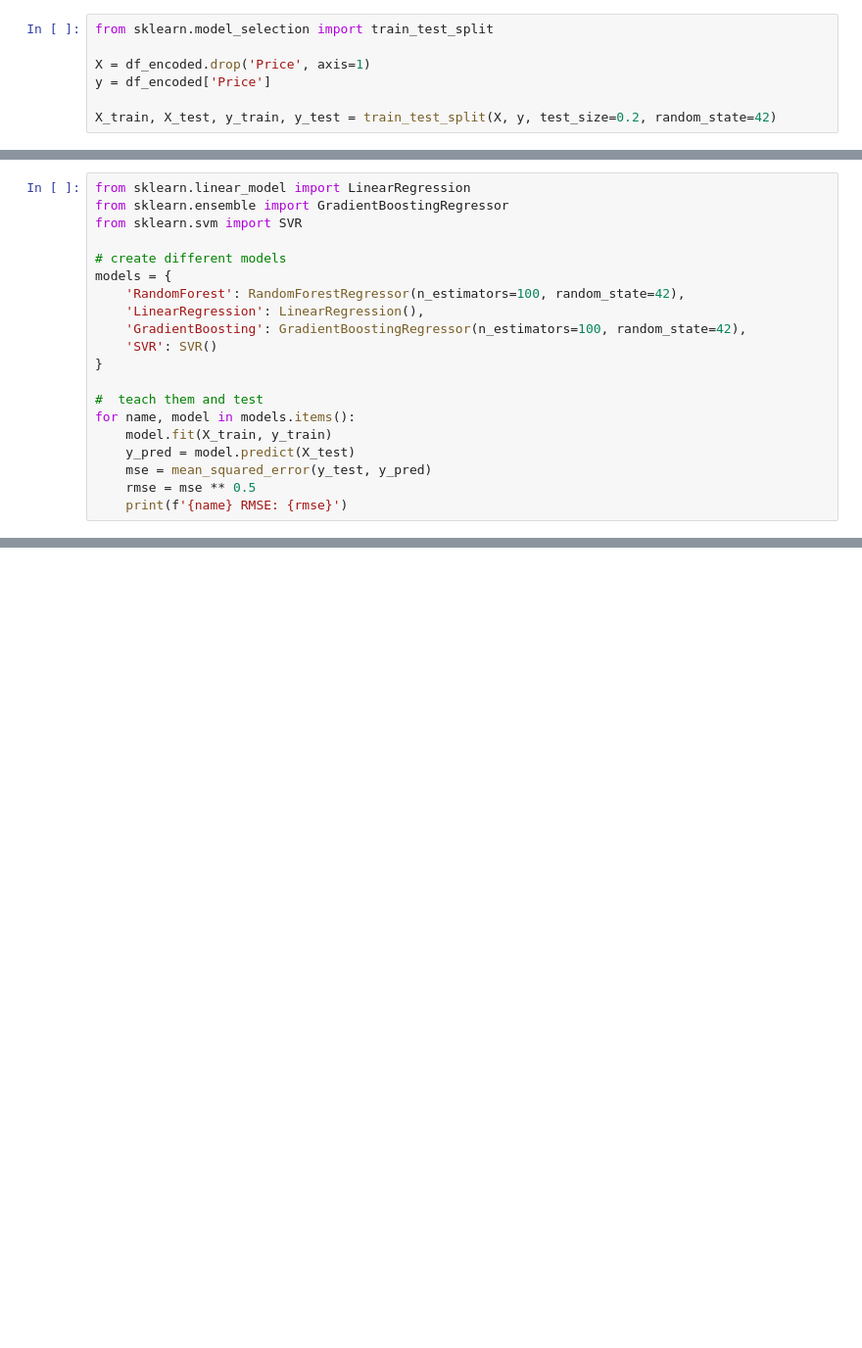
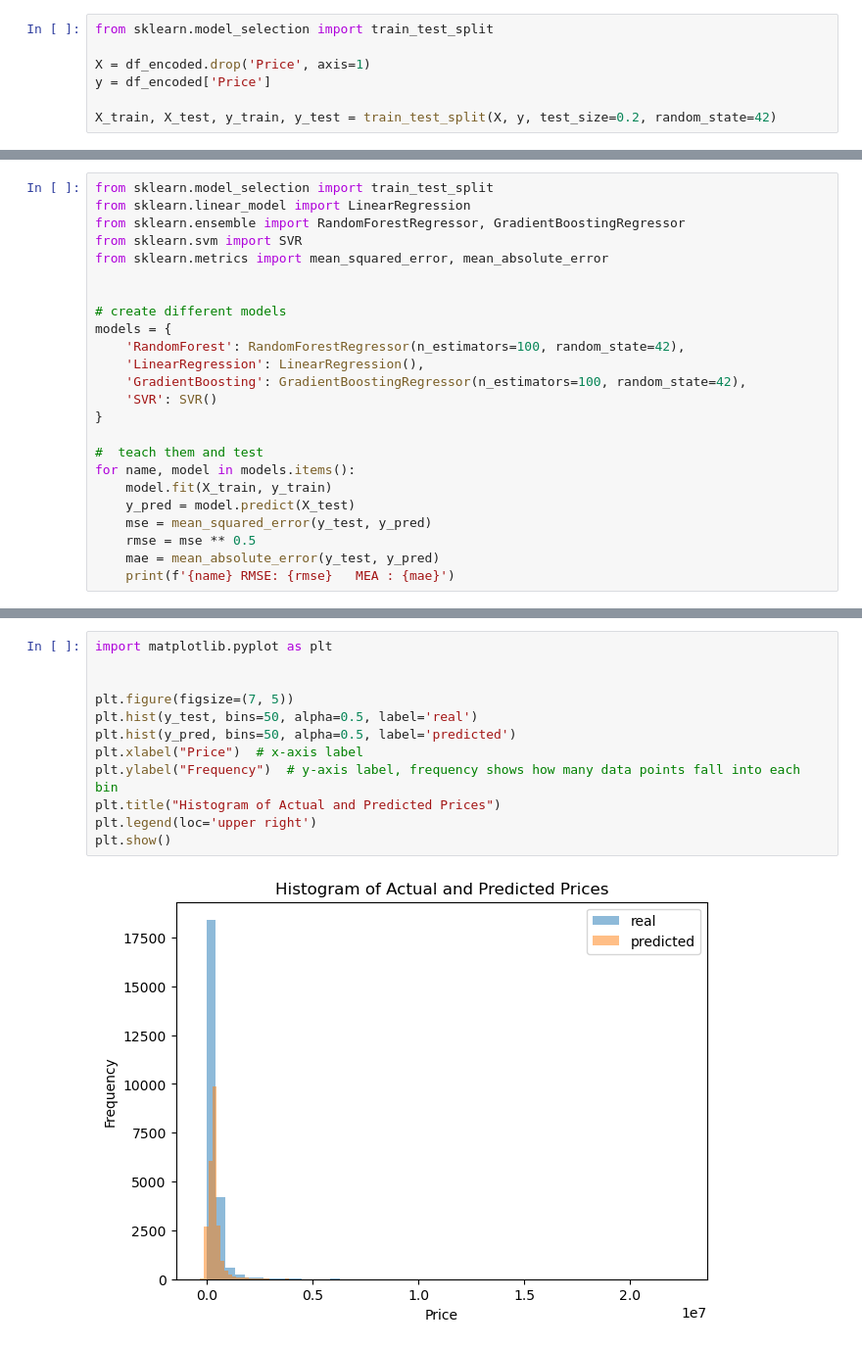
Before and after one commit to gkridvan/Immo-Eliza-Regression, a Jupyter notebook: models.ipynb, the cells around one changed output, grey strips where cells are left out. Shown at 98% size. Cells and saved outputs as stored; diff of their text form; blank space fills up the shorter version.

Commit message:
update models and adding readme

```diff
--- a/models.ipynb
+++ b/models.ipynb
@@ -58,7 +60,10 @@ RMSE: 239646.25576271492
 # %%
+from sklearn.model_selection import train_test_split
 from sklearn.linear_model import LinearRegression
-from sklearn.ensemble import GradientBoostingRegressor
+from sklearn.ensemble import RandomForestRegressor, GradientBoostingRegressor
 from sklearn.svm import SVR
+from sklearn.metrics import mean_squared_error, mean_absolute_error
+
 
 # create different models
 models = {
@@ -74,5 +79,6 @@ for name, model in models.items():
     y_pred = model.predict(X_test)
     mse = mean_squared_error(y_test, y_pred)
     rmse = mse ** 0.5
-    print(f'{name} RMSE: {rmse}')
+    mae = mean_absolute_error(y_test, y_pred)
+    print(f'{name} RMSE: {rmse}   MEA : {mae}')
 # %% [output]
@@ -110,0 +117,14 @@ Learning rate set to 0.084068
+# %%
+import matplotlib.pyplot as plt
+
+
+plt.figure(figsize=(7, 5))
+plt.hist(y_test, bins=50, alpha=0.5, label='real')
+plt.hist(y_pred, bins=50, alpha=0.5, label='predicted')
+plt.xlabel("Price")  # x-axis label
+plt.ylabel("Frequency")  # y-axis label, frequency shows how many data points fall into each bin
+plt.title("Histogram of Actual and Predicted Prices")
+plt.legend(loc='upper right')
+plt.show()
+# %% [output]
+[figure, added]
```
Also changed, not shown: parts of 3 cells of this notebook, 4 other files.
